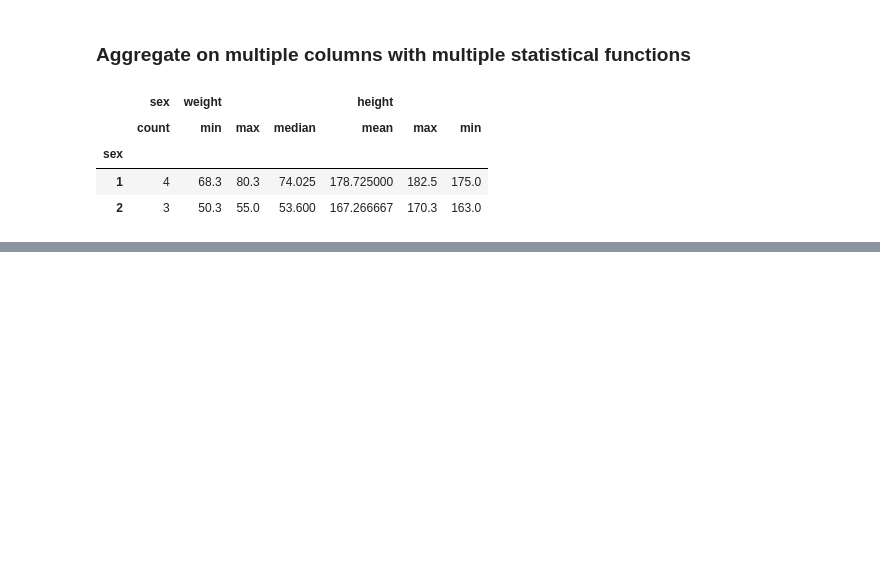
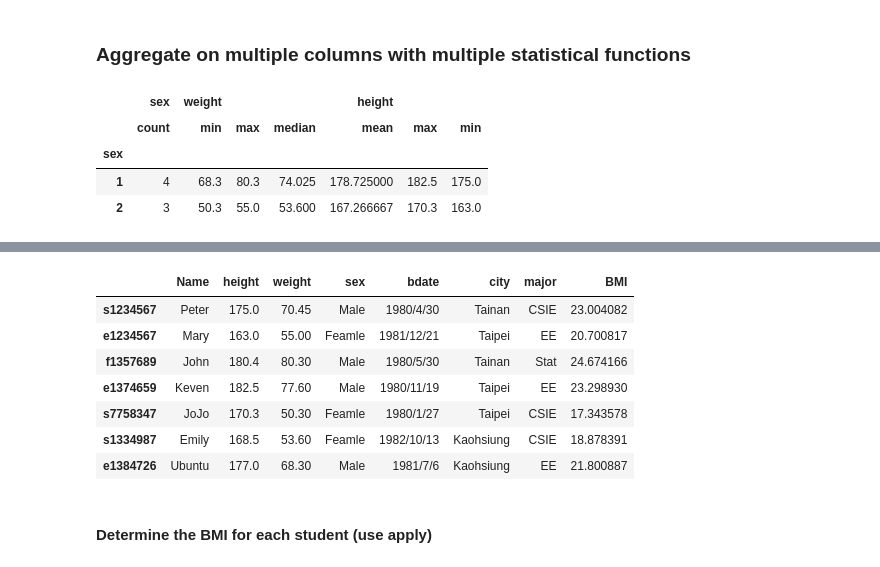
Before and after one commit to justimchung/108DL_Course, a Jupyter notebook: Pandas/Pandas101.ipynb, the cells around one changed output, grey strips where cells are left out. Drawn from its saved outputs; the diff is of its cells as text; code cells hidden in the pictures; blank space fills up the shorter version.

Commit message:
加入 function，以及 apply 的說明

```diff
--- a/Pandas/Pandas101.ipynb
+++ b/Pandas/Pandas101.ipynb
@@ -616,0 +666,9 @@ g.agg(
+# %%
+# define a function
+def change_gender_name(x):
+    if x.sex == 1:
+        return 'Male'
+    else:
+        return 'Feamle'
+
+student.apply(change_gender_name, axis = 1)
@@ -616,0 +718,14 @@ g.agg(
+# %%
+student.sex = student.apply(change_gender_name, axis = 1)
+student
+# %% [output]
+|  | Name | height | weight | sex | bdate | city | major | BMI |
+| s1234567 | Peter | 175.0 | 70.45 | Male | 1980/4/30 | Tainan | CSIE | 23.004082 |
+| e1234567 | Mary | 163.0 | 55.00 | Feamle | 1981/12/21 | Taipei | EE | 20.700817 |
+| f1357689 | John | 180.4 | 80.30 | Male | 1980/5/30 | Tainan | Stat | 24.674166 |
+| e1374659 | Keven | 182.5 | 77.60 | Male | 1980/11/19 | Taipei | EE | 23.298930 |
+| s7758347 | JoJo | 170.3 | 50.30 | Feamle | 1980/1/27 | Taipei | CSIE | 17.343578 |
+| s1334987 | Emily | 168.5 | 53.60 | Feamle | 1982/10/13 | Kaohsiung | CSIE | 18.878391 |
+| e1384726 | Ubuntu | 177.0 | 68.30 | Male | 1981/7/6 | Kaohsiung | EE | 21.800887 |
+# %% [markdown]
+#### Determine the BMI for each student (use apply)
```
Also changed, not shown: parts of 9 cells of this notebook, 2 other files.
